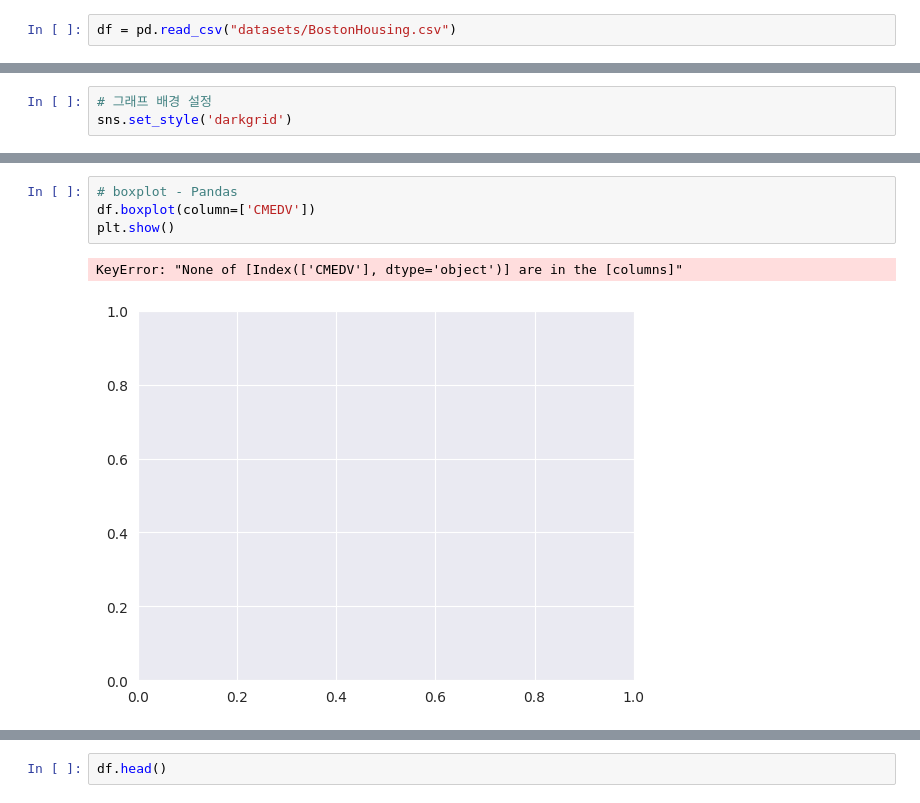
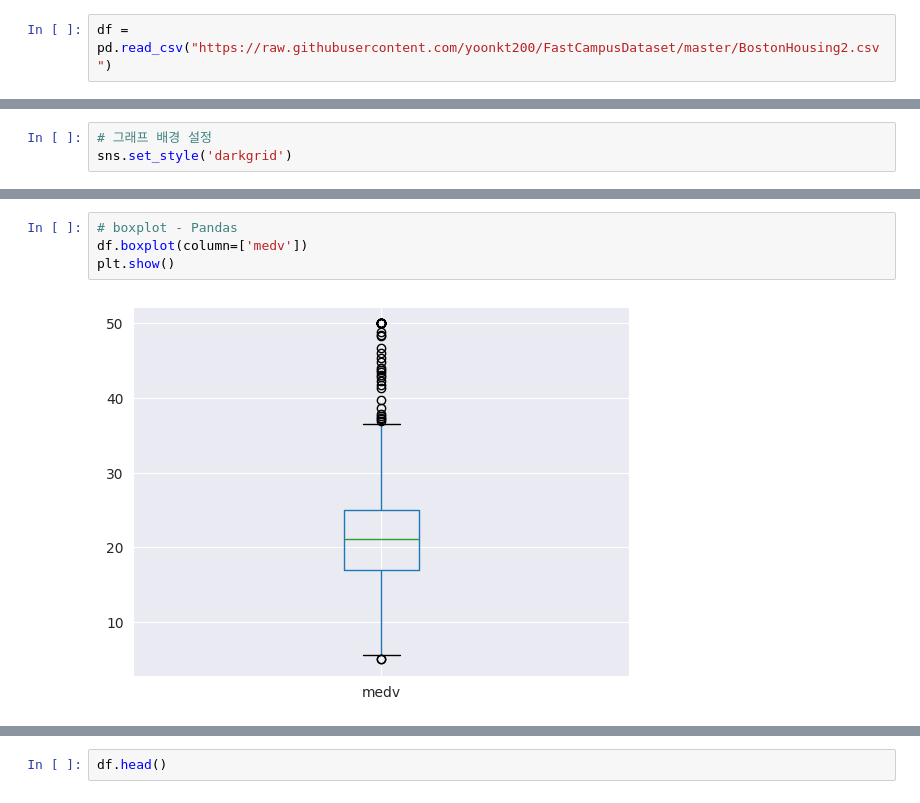
Before and after one commit to aaronkr-classroom/0-ml-team-project-pm-pineapple-pizza, a Jupyter notebook: main.ipynb, the cells around one changed output, grey strips where cells are left out. Drawn from its saved outputs; the diff is of its cells as text.

```diff
--- a/main.ipynb
+++ b/main.ipynb
@@ -425,7 +480,7 @@ import seaborn as sns
 import warnings
 warnings.filterwarnings('ignore')
 # %%
-df = pd.read_csv("datasets/BostonHousing.csv")
+df = pd.read_csv("https://raw.githubusercontent.com/yoonkt200/FastCampusDataset/master/BostonHousing2.csv")
 # %%
 df.head()
 # %% [output]
@@ -516,9 +576,8 @@ KeyError: 'CMEDV'
 # %%
 # boxplot - Pandas
-df.boxplot(column=['CMEDV'])
+df.boxplot(column=['medv'])
 plt.show()
 # %% [output]
-KeyError: "None of [Index(['CMEDV'], dtype='object')] are in the [columns]"
-[figure, old version]
+[figure, new version]
 # %%
 # boxplot - matplotlib
```
Also changed, not shown: parts of 58 cells of this notebook, 4 other files.
